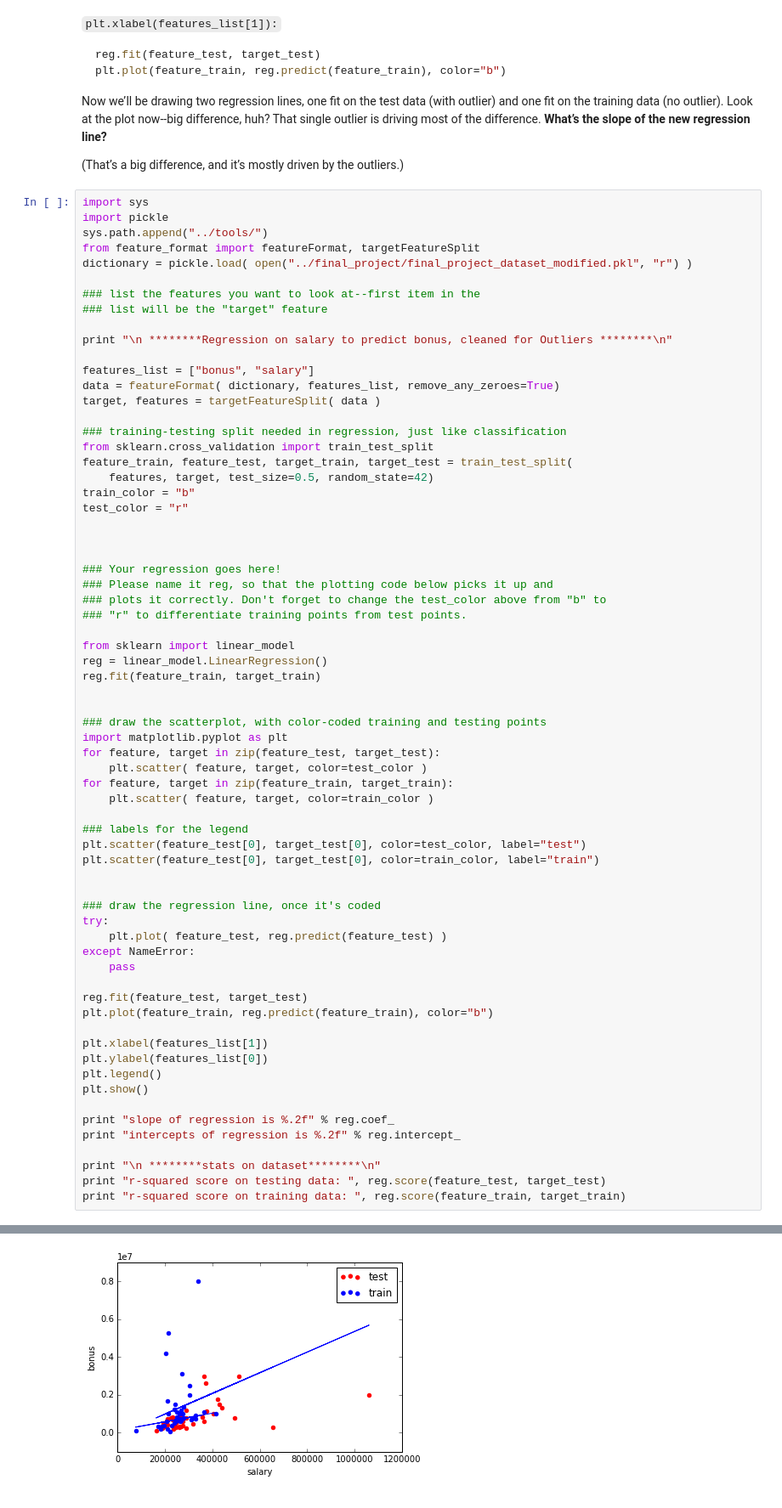
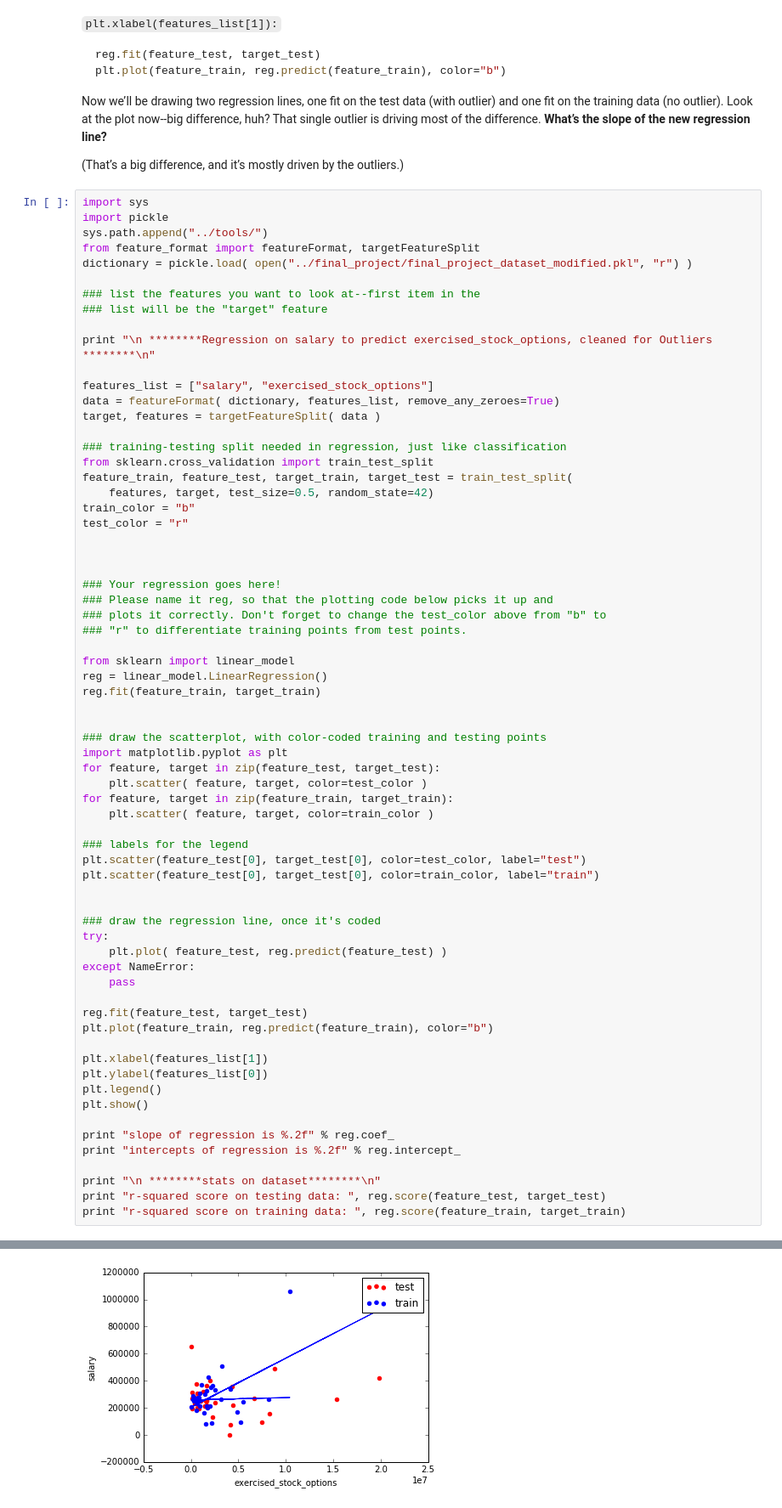
Before and after one commit to omoju/udacityUd120Lessons, a Jupyter notebook: Deep Dive into Enron Dataset.ipynb, the cells around one changed output, grey strips where cells are left out. Shown: that part at 85% size. Cells and saved outputs as stored; diff of their text form.

```diff
--- a/Deep Dive into Enron Dataset.ipynb
+++ b/Deep Dive into Enron Dataset.ipynb
@@ -453,9 +453,9 @@ dictionary = pickle.load( open("../final_project/final_project_dataset_modified.
 ### list the features you want to look at--first item in the
 ### list will be the "target" feature
 
-print "\n ********Regression on salary to predict bonus, cleaned for Outliers ********\n"
+print "\n ********Regression on salary to predict exercised_stock_options, cleaned for Outliers ********\n"
 
-features_list = ["bonus", "salary"]
+features_list = ["salary", "exercised_stock_options"]
 data = featureFormat( dictionary, features_list, remove_any_zeroes=True)
 target, features = targetFeatureSplit( data )
 
@@ -515 +515 @@ print "r-squared score on training data: ", reg.score(feature_train, target_trai
-[figure, old version]
+[figure, new version]
```
Also changed, not shown: parts of 3 cells of this notebook, 3 other files.
